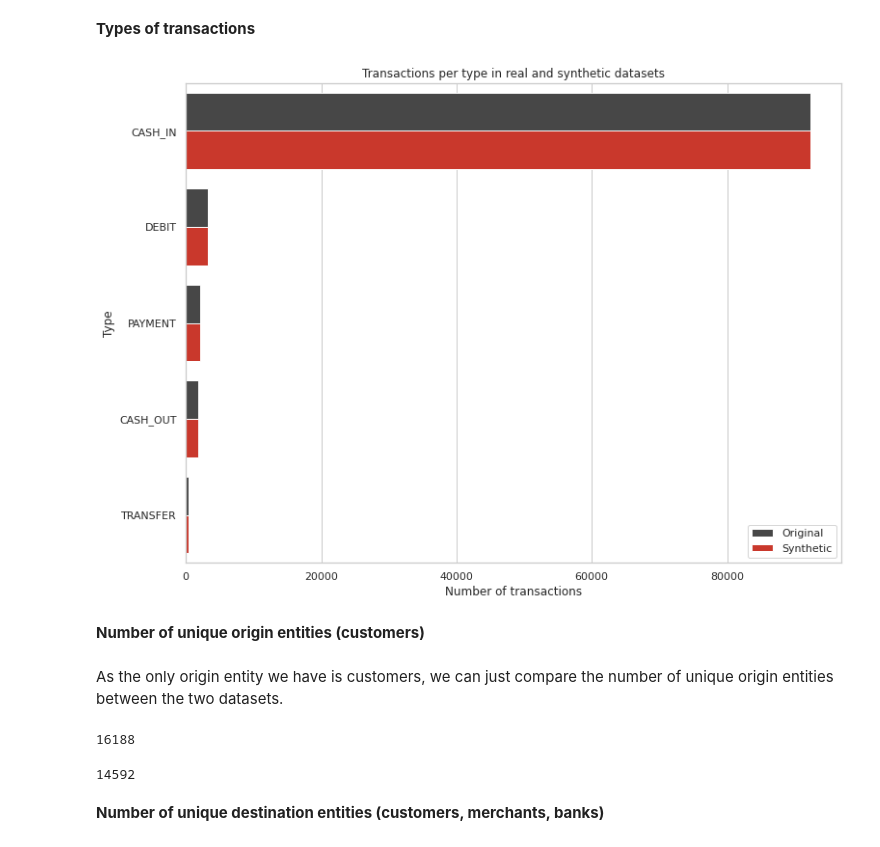
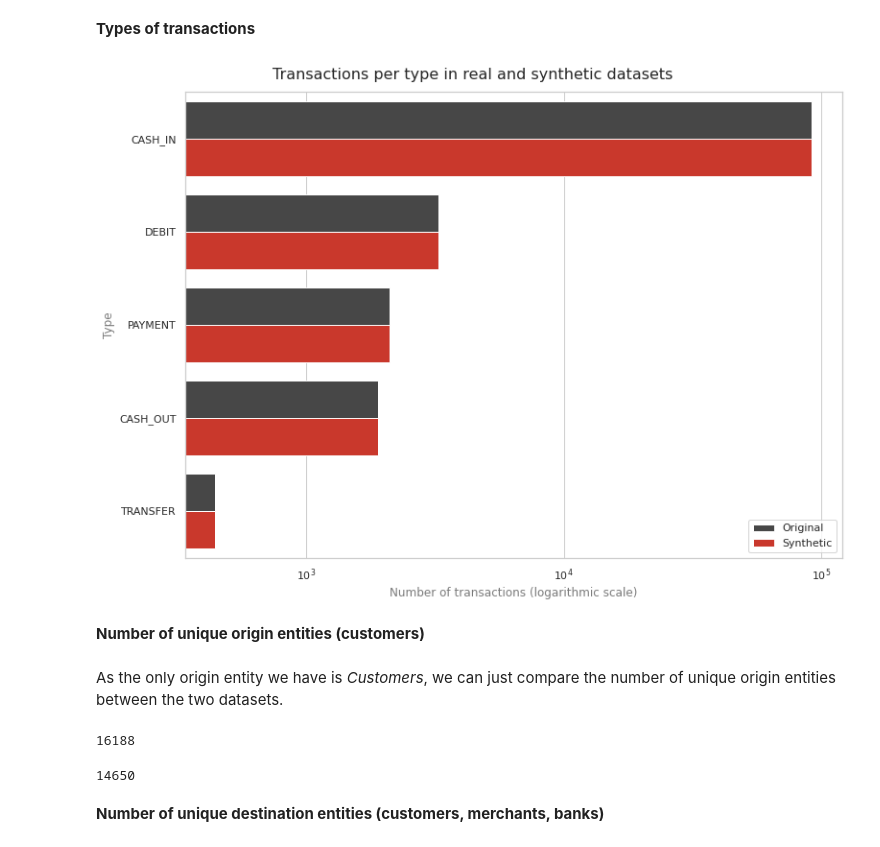
Before and after one commit to ydataai/academy, a Jupyter notebook: 5 - synthetic-data-applications/time-series/paysim/Transactional_Synthesis_PaySim.ipynb, the cells around one changed output. Cells and saved outputs as stored; diff of their text form; code cells hidden in the pictures.

Commit message:
End-to-end with visualizations for a 100k sample

```diff
--- a/5 - synthetic-data-applications/time-series/paysim/Transactional_Synthesis_PaySim.ipynb
+++ b/5 - synthetic-data-applications/time-series/paysim/Transactional_Synthesis_PaySim.ipynb
@@ -34,8 +34,7 @@ from ydata.metadata import Metadata
 from ydata.dataset import Dataset
 
 # Creating a Dataset from the Data Source
-datasource = DataSources.get(uid='1cb44d2e-6fd8-4f80-8411-cc34db893f88', namespace='47141dbf-73cf-45ed-9c4f-3ba32e5d1663')
-
+datasource = DataSources.get(uid='fe9e35ba-17bd-4dd4-b2d5-844764323028', namespace='d134e271-5e3c-4f32-a657-ee6ce8936820')
 dataset = datasource.read()
 
 # Quickly previewing the Dataset
@@ -396,8 +413,8 @@ For the dataset to be useful in use cases such as data sharing (for testing), it
 import matplotlib.pyplot as plt
 import seaborn as sns
 sns.set(font_scale=1.5)
-sns.set_theme(style="whitegrid")
-REAL_COLOR = '#040404'
+sns.set_theme(style="whitegrid", rc={"axes.labelcolor": '#7A7A7A', "font.size": 12, "figure.titlesize": 16, "axes.labelsize": 12})
+REAL_COLOR = '#474747'
 SYNTH_COLOR = '#E32212'
 # %% [markdown]
 **Shape and data types**
@@ -442,27 +461,28 @@ ops_data = {
 ops_df = pd.DataFrame(ops_data)
 # %%
 fig, ax = plt.subplots(figsize=[11, 8])
-sns.barplot(data=ops_df,
+b=sns.barplot(data=ops_df,
             y='Transaction',
             x='Count',
             hue='Data',
             orient='h',
             ax=ax,
-            palette=[YDATA_COLOR_ALT, YDATA_COLOR],
+            palette=[REAL_COLOR, SYNTH_COLOR],
             alpha=1.0,
             )
-ax.set_title("Transactions per type in real and synthetic datasets")
-ax.set_xlabel("Number of transactions")
+b.set_xscale("log")
+fig.suptitle("Transactions per type in real and synthetic datasets")
+ax.set_xlabel("Number of transactions (logarithmic scale)")
 ax.set_ylabel("Type")
 plt.legend(loc='lower right')
 plt.tight_layout()
 plt.show()
 # %% [output]
-[figure, old version]
+[figure, new version]
 # %% [markdown]
 **Number of unique origin entities (customers)**
 # %% [markdown]
-As the only origin entity we have is customers, we can just compare the number of unique origin entities between the two datasets.
+As the only origin entity we have is _Customers_, we can just compare the number of unique origin entities between the two datasets.
 # %%
 len(original.nameOrig.unique())
 # %% [output]
@@ -470,7 +490,7 @@ len(original.nameOrig.unique())
 # %%
 len(full_synth.nameOrig.unique())
 # %% [output]
-14592
+14650
 # %% [markdown]
 **Number of unique destination entities (customers, merchants, banks)**
 # %% [markdown]
```
Also changed, not shown: parts of 37 cells of this notebook.
